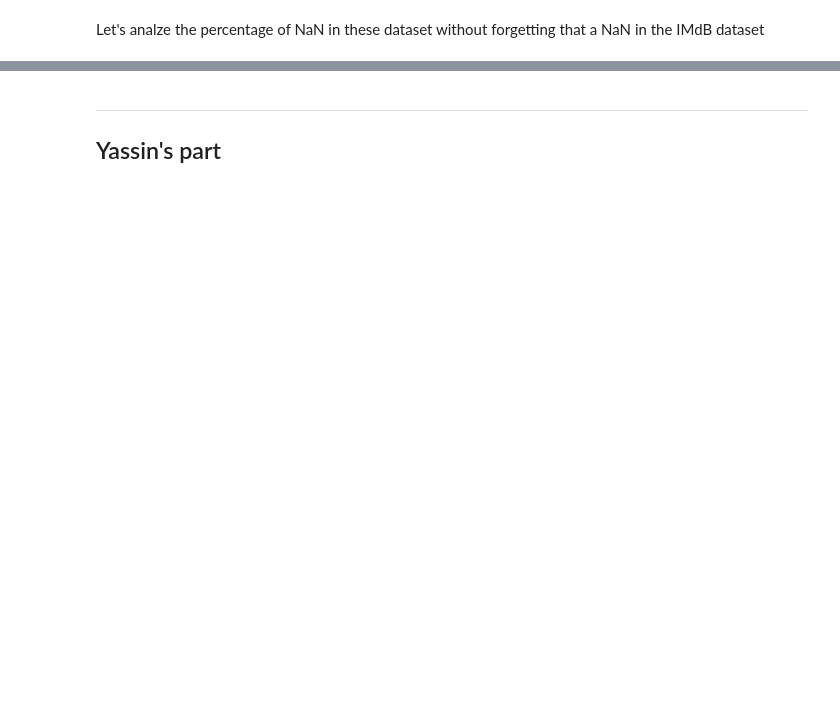
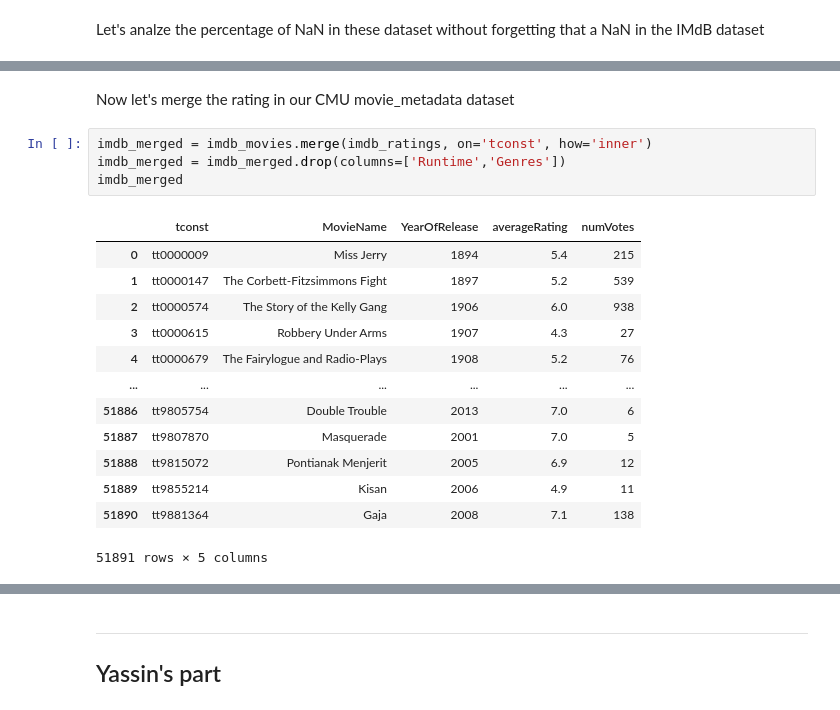
Before and after one commit to epfl-ada/ada-2024-project-arabsdatascientists2024, a Jupyter notebook: Exlploration_CMU.ipynb, the cells around one changed output, grey strips where cells are left out. Drawn from its saved outputs; the diff is of its cells as text; blank space fills up the shorter version.

```diff
--- a/Exlploration_CMU.ipynb
+++ b/Exlploration_CMU.ipynb
@@ -269,0 +545,20 @@ imdb_movies
+# %% [markdown]
+Now let's merge the rating in our CMU movie_metadata dataset
+# %%
+imdb_merged = imdb_movies.merge(imdb_ratings, on='tconst', how='inner')
+imdb_merged = imdb_merged.drop(columns=['Runtime','Genres'])
+imdb_merged
+# %% [output]
+|  | tconst | MovieName | YearOfRelease | averageRating | numVotes |
+| 0 | tt0000009 | Miss Jerry | 1894 | 5.4 | 215 |
+| 1 | tt0000147 | The Corbett-Fitzsimmons Fight | 1897 | 5.2 | 539 |
+| 2 | tt0000574 | The Story of the Kelly Gang | 1906 | 6.0 | 938 |
+| 3 | tt0000615 | Robbery Under Arms | 1907 | 4.3 | 27 |
+| 4 | tt0000679 | The Fairylogue and Radio-Plays | 1908 | 5.2 | 76 |
+| ... | ... | ... | ... | ... | ... |
+| 51886 | tt9805754 | Double Trouble | 2013 | 7.0 | 6 |
+| 51887 | tt9807870 | Masquerade | 2001 | 7.0 | 5 |
+| 51888 | tt9815072 | Pontianak Menjerit | 2005 | 6.9 | 12 |
+| 51889 | tt9855214 | Kisan | 2006 | 4.9 | 11 |
+| 51890 | tt9881364 | Gaja | 2008 | 7.1 | 138 |
+51891 rows × 5 columns
```
Also changed, not shown: parts of 37 cells of this notebook, 1 other file.
